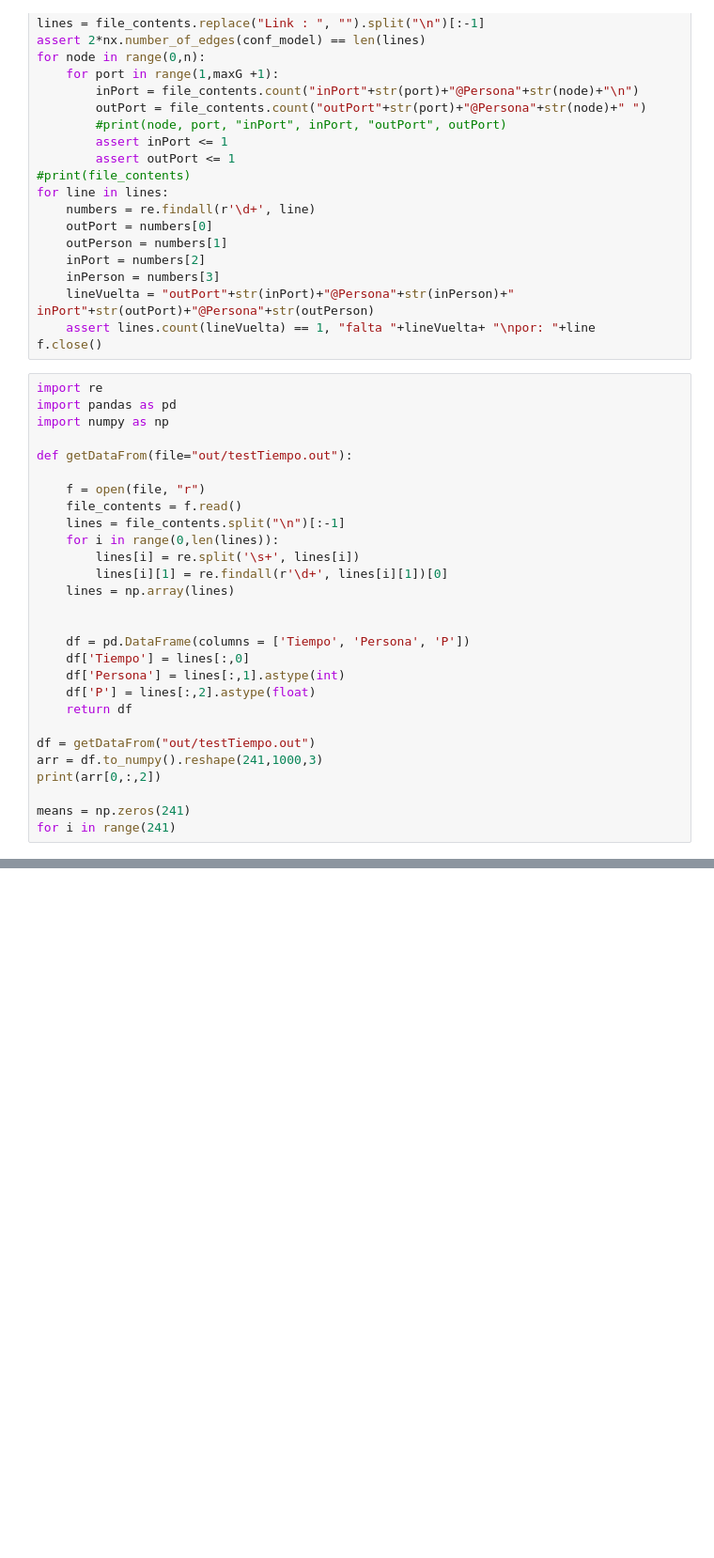
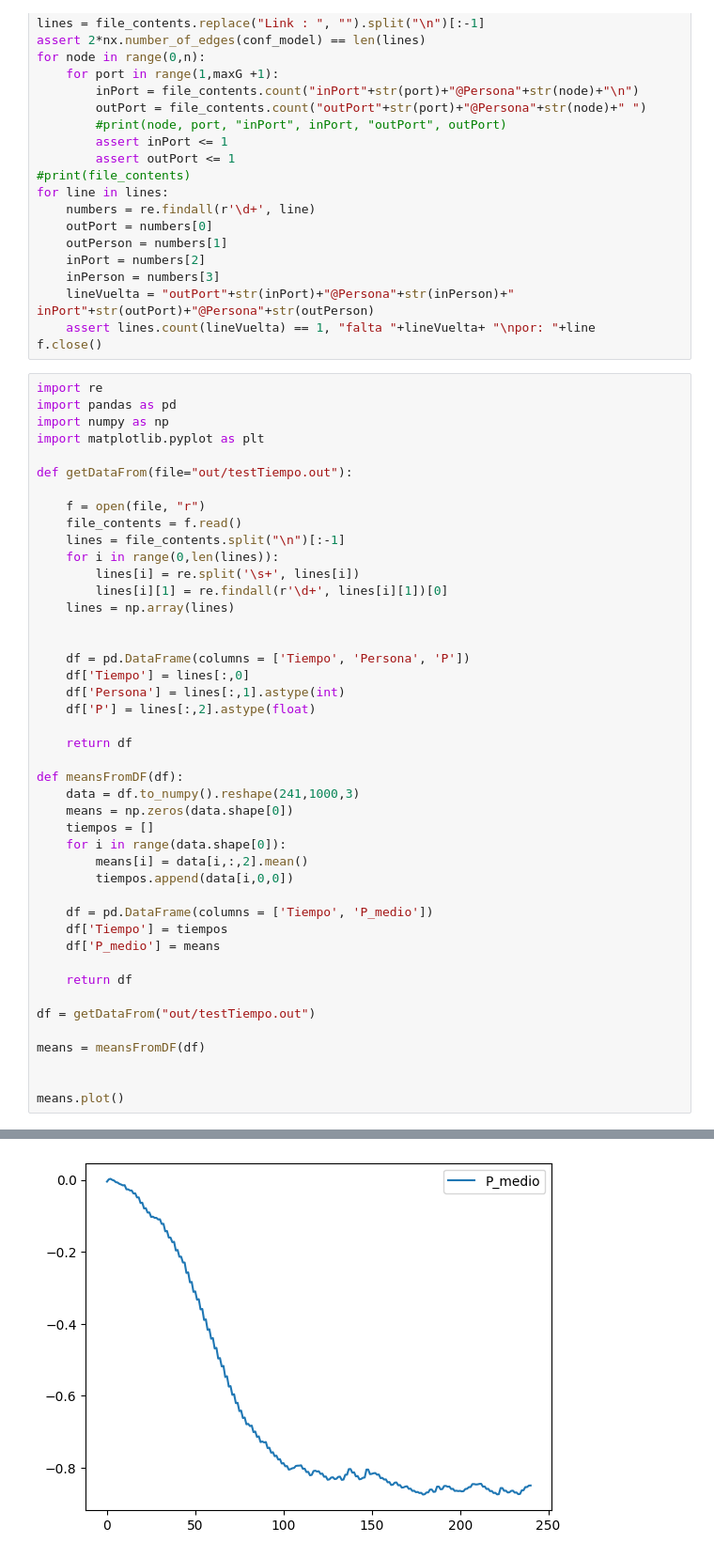
Before and after one commit to GRomczyk/sed_tp1, a Jupyter notebook: tp1_gero.ipynb, the cells around one changed output, grey strips where cells are left out. Shown at 94% size. Cells and saved outputs as stored; diff of their text form; blank space fills up the shorter version.

```diff
--- a/tp1_gero.ipynb
+++ b/tp1_gero.ipynb
@@ -309,6 +309,7 @@ f.close()
 import re
 import pandas as pd
 import numpy as np
+import matplotlib.pyplot as plt
 
 def getDataFrom(file="out/testTiempo.out"):
 
@@ -325,12 +326,27 @@ def getDataFrom(file="out/testTiempo.out"):
     df['Tiempo'] = lines[:,0]
     df['Persona'] = lines[:,1].astype(int)
     df['P'] = lines[:,2].astype(float)
+
+    return df
+
+def meansFromDF(df):
+    data = df.to_numpy().reshape(241,1000,3)
+    means = np.zeros(data.shape[0])
+    tiempos = []
+    for i in range(data.shape[0]):
+        means[i] = data[i,:,2].mean()
+        tiempos.append(data[i,0,0])
+
+    df = pd.DataFrame(columns = ['Tiempo', 'P_medio'])
+    df['Tiempo'] = tiempos
+    df['P_medio'] = means
+
     return df
 
 df = getDataFrom("out/testTiempo.out")
-arr = df.to_numpy().reshape(241,1000,3)
-print(arr[0,:,2])
 
-means = np.zeros(241)
-for i in range(241)
+means = meansFromDF(df)
+
+
+means.plot()
 # %% [output]
@@ -353,0 +354 @@ for i in range(241)
+[figure, added]
```
Also changed, not shown: parts of 1 cell of this notebook, 1 other file.
